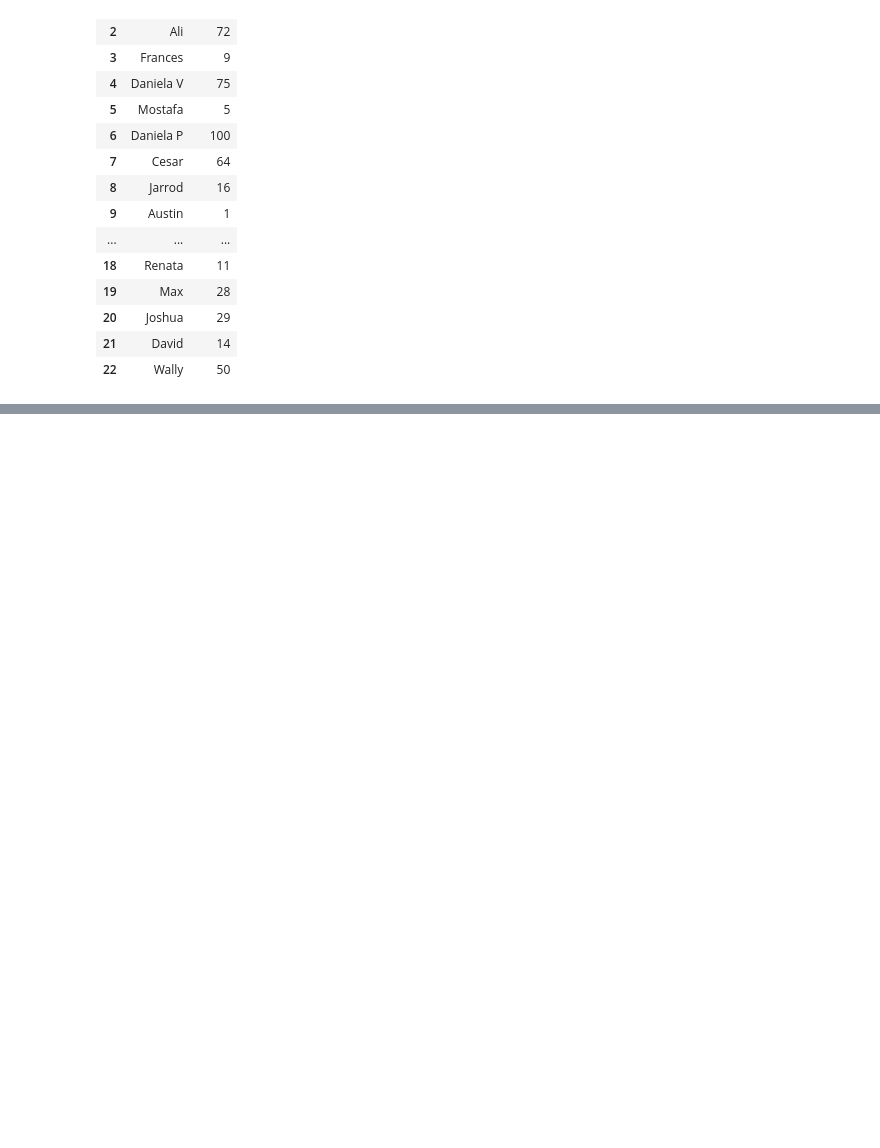
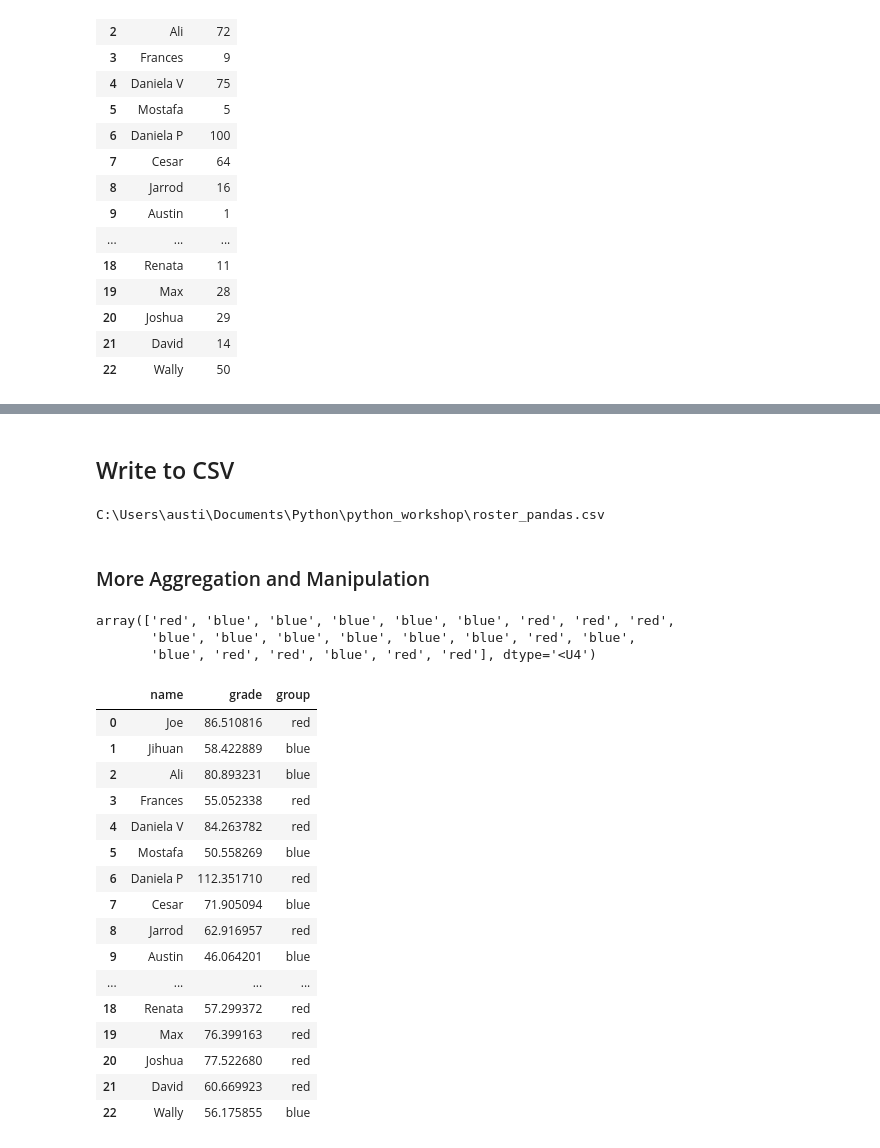
Before and after one commit to austinknies/python_workshop, a Jupyter notebook: pandas_intro.ipynb, the cells around one changed output, grey strips where cells are left out. Saved outputs shown, nothing was run; the diff lists cells and outputs as text; code cells hidden in the pictures; blank space fills up the shorter version.

Commit message:
roster_pandas.csv

```diff
--- a/pandas_intro.ipynb
+++ b/pandas_intro.ipynb
@@ -183,0 +192,4 @@ roster
+# %%
+# Adding points to everyone with a grade below 50
+roster.loc[roster['grade'] < 50, 'grade'] = roster['grade'] + 40
+roster
@@ -183,0 +218,4 @@ roster
+# %%
+#Adding points to all students such that the new mean is a 70
+roster.loc[roster['grade'] > 0, 'grade'] = roster['grade']*(70/(roster['grade'].mean()))
+roster['grade'].mean()
@@ -183,0 +244,7 @@ roster
+# %% [markdown]
+## Write to CSV
+# %%
+outFilePath = os.path.join(os.getcwd(), 'roster_pandas.csv')
+print(outFilePath)
+# %% [output]
+C:\Users\austi\Documents\Python\python_workshop\roster_pandas.csv
@@ -183,0 +253,30 @@ roster
+# %% [markdown]
+### More Aggregation and Manipulation
+# %%
+np.random.choice(['red', 'blue'], size=len(roster))
+# %% [output]
+array(['red', 'blue', 'blue', 'blue', 'blue', 'blue', 'red', 'red', 'red',
+       'blue', 'blue', 'blue', 'blue', 'blue', 'blue', 'red', 'blue',
+       'blue', 'red', 'red', 'blue', 'red', 'red'], dtype='<U4')
+# %%
+np.random.seed(2) # seed will determine assignment
+roster['group'] = np.random.choice(['red', 'blue'], size=len(roster))
+roster
+# %% [output]
+|  | name | grade | group |
+| 0 | Joe | 86.510816 | red |
+| 1 | Jihuan | 58.422889 | blue |
+| 2 | Ali | 80.893231 | blue |
+| 3 | Frances | 55.052338 | red |
+| 4 | Daniela V | 84.263782 | red |
+| 5 | Mostafa | 50.558269 | blue |
+| 6 | Daniela P | 112.351710 | red |
+| 7 | Cesar | 71.905094 | blue |
+| 8 | Jarrod | 62.916957 | red |
+| 9 | Austin | 46.064201 | blue |
+| ... | ... | ... | ... |
+| 18 | Renata | 57.299372 | red |
+| 19 | Max | 76.399163 | red |
+| 20 | Joshua | 77.522680 | red |
+| 21 | David | 60.669923 | red |
+| 22 | Wally | 56.175855 | blue |
```
Also changed, not shown: parts of 10 cells of this notebook, 1 other file.
